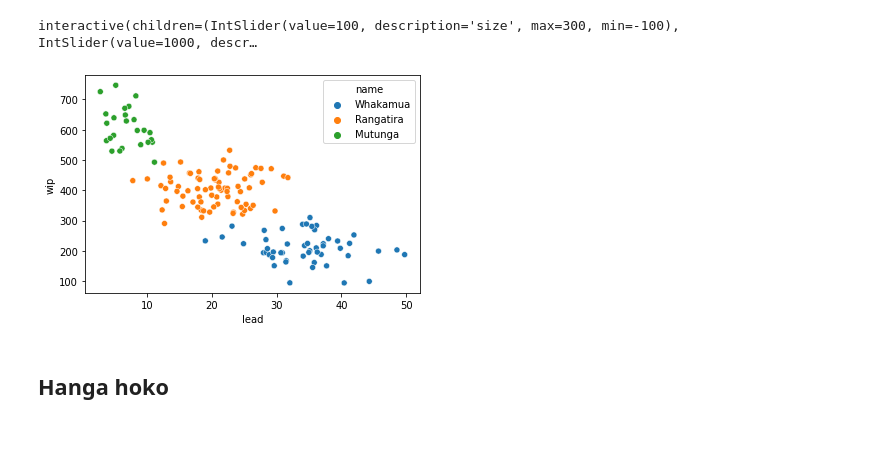
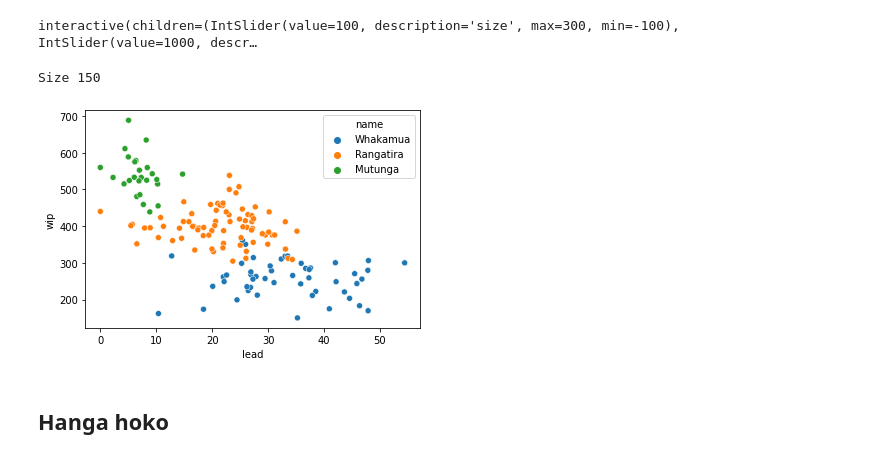
Before and after one commit to skipperkongen/das-market, a Jupyter notebook: hanga_taupori.ipynb, the cells around one changed output. Saved outputs shown, nothing was run; the diff lists cells and outputs as text; code cells hidden in the pictures.

```diff
--- a/hanga_taupori.ipynb
+++ b/hanga_taupori.ipynb
@@ -25,14 +25,16 @@ interactive(hanga_taupori)
 # %% [output]
 interactive(children=(IntSlider(value=100, description='size', max=300, min=-100), IntSlider(value=1000, descr…
 # %%
-pop1 = hanga_taupori(size=50, wip_mean = 200, wip_std=50, lead_mean=35, lead_std=7, prop=0.1, name='Whakamua', plot=False)
-pop2 = hanga_taupori(size=75, wip_mean = 400, wip_std=50, lead_mean=21, lead_std=5, prop=0.05, name='Rangatira', plot=False)
-pop3 = hanga_taupori(size=25, wip_mean = 600, wip_std=50, lead_mean=7, lead_std=3, prop=0.05, name='Mutunga', plot=False)
+pop1 = hanga_taupori(size=50, wip_mean = 250, wip_std=50, lead_mean=35, lead_std=10, prop=0.1, name='Whakamua', plot=False)
+pop2 = hanga_taupori(size=75, wip_mean = 400, wip_std=50, lead_mean=21, lead_std=7, prop=0.05, name='Rangatira', plot=False)
+pop3 = hanga_taupori(size=25, wip_mean = 550, wip_std=50, lead_mean=7, lead_std=3, prop=0.05, name='Mutunga', plot=False)
 pop = pd.concat([pop1, pop2, pop3])
 sns.scatterplot(data=pop, x='lead', y='wip', hue='name')
+print('Size', len(pop))
 plt.show()
 # %% [output]
+Size 150
-[figure, old version]
+[figure, new version]
 # %% [markdown]
 ## Hanga hoko
 # %%
```
Also changed, not shown: parts of 9 cells of this notebook, 2 other files.
